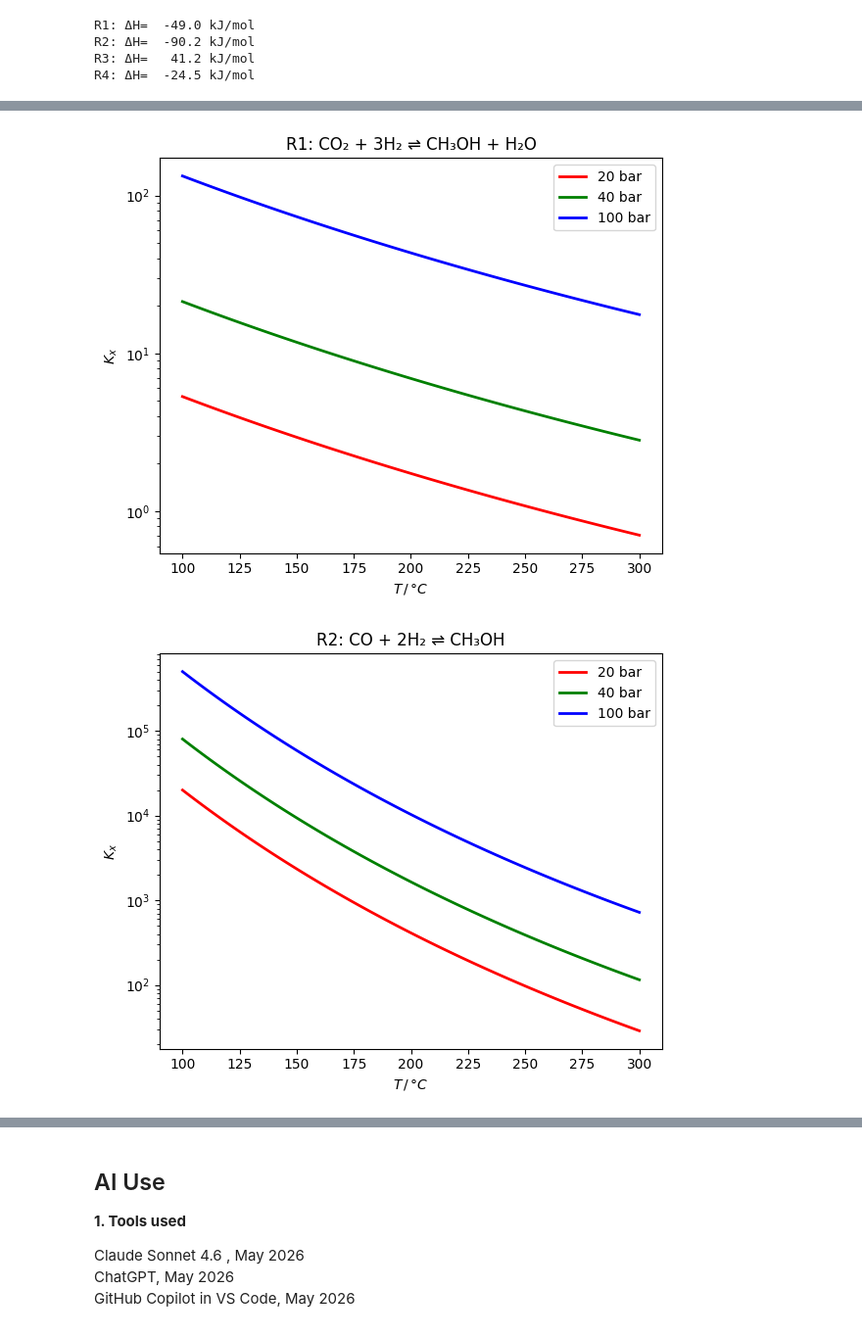
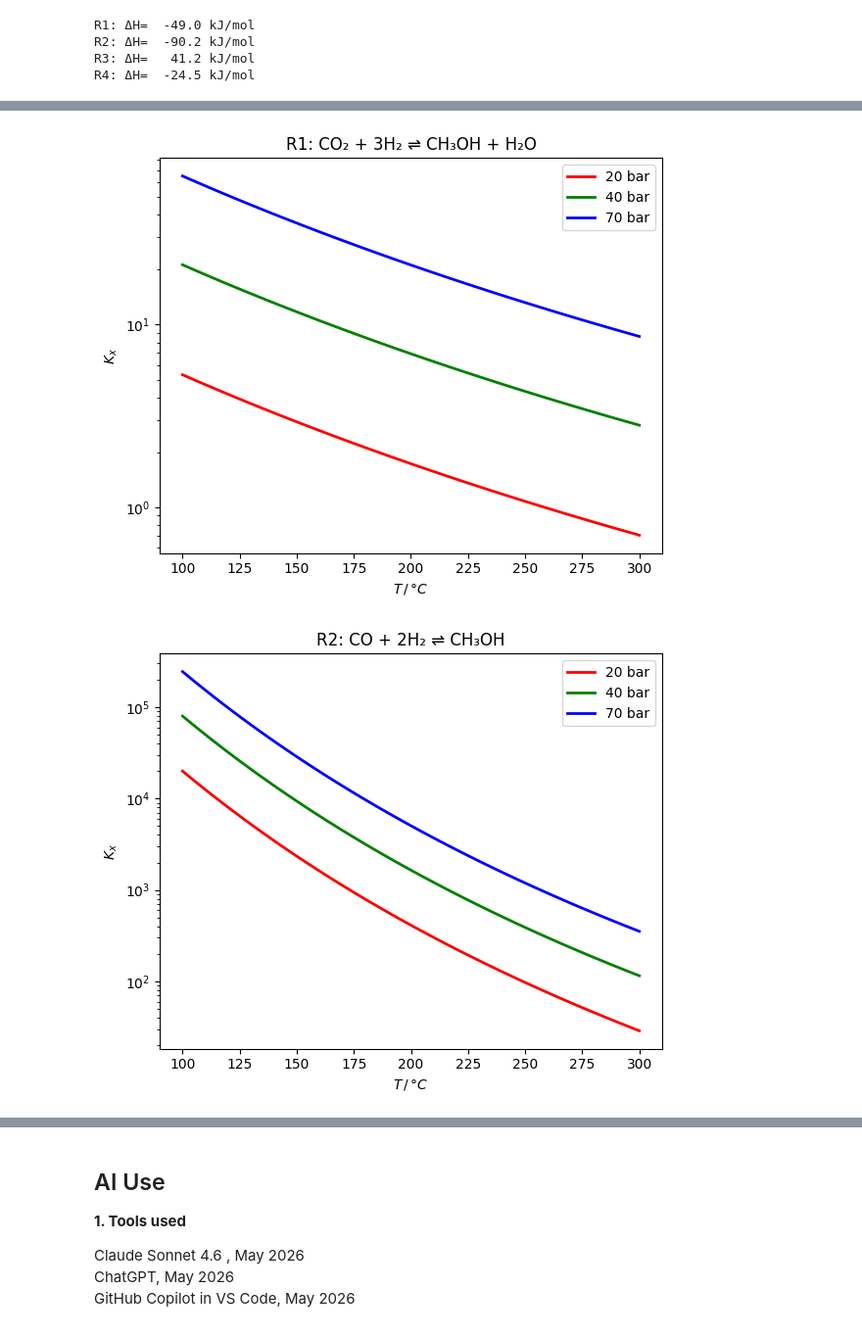
Before and after one commit to SirHenry1st/CRE_3, a Jupyter notebook: Assignment 2/CRE_3_assginment_2.ipynb, the cells around one changed output, grey strips where cells are left out. Shown at 98% size. Saved outputs shown, nothing was run; the diff lists cells and outputs as text; code cells hidden in the pictures.

```diff
--- a/Assignment 2/CRE_3_assginment_2.ipynb
+++ b/Assignment 2/CRE_3_assginment_2.ipynb
@@ -314,33 +538,33 @@ def plot_Kx(T_range, p_range, rxn_func, rxn_name, delta_nu):
     plt.figure(figsize=(6, 5))
     plt.grid()
     plt.title(f"{rxn_name}")
     plt.xlabel(r"$T\,/\,°C$")
     plt.ylabel(r"$K_x$")
     plt.yscale('log')
 
     colors = ["r-", "g-", "b-"]
     for i, (p_val, color) in enumerate(zip(p_range, colors)):
         plt.plot(T_range - 273, K_x[i, :], color, label=f"{p_val:.0f} bar", linewidth=2)
 
     plt.grid()
     plt.legend(loc='best')
     plt.tight_layout()
     plt.show()
 
 
 # Calculate and plot K_x for all reactions
 T_range = np.linspace(100+273, 300+273, 100)
-p_range = np.array([20, 40, 100])
+p_range = np.array([20, 40, 70])
 
 reactions_plot = [
     (rxn_data_1, "R1: CO₂ + 3H₂ ⇌ CH₃OH + H₂O", -2),
     (rxn_data_2, "R2: CO + 2H₂ ⇌ CH₃OH", -2),
     (rxn_data_3, "R3: CO₂ + H₂ ⇌ CO + H₂O", 0),
     (rxn_data_4, "R4: 2CH₃OH ⇌ DME + H₂O", 0)
 ]
 
 for rxn_func, rxn_name, delta_nu in reactions_plot:
     plot_Kx(T_range, p_range, rxn_func, rxn_name, delta_nu)
 # %% [output]
-[figure, old version]
+[figure, new version]
-[figure, old version]
+[figure, new version]
```
Also changed, not shown: parts of 24 cells of this notebook.
